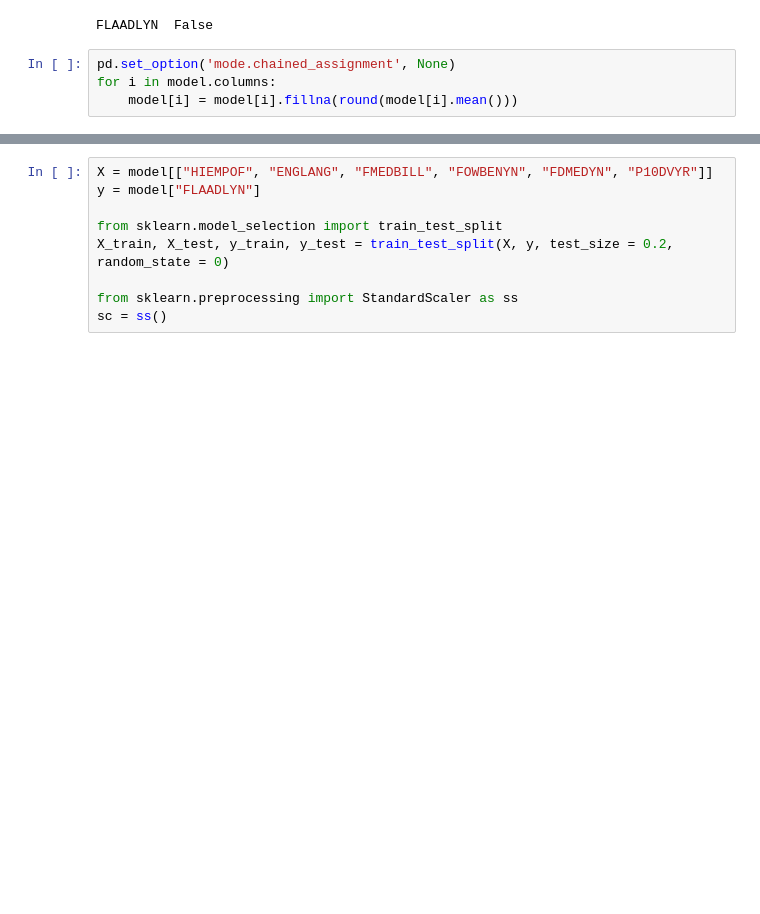
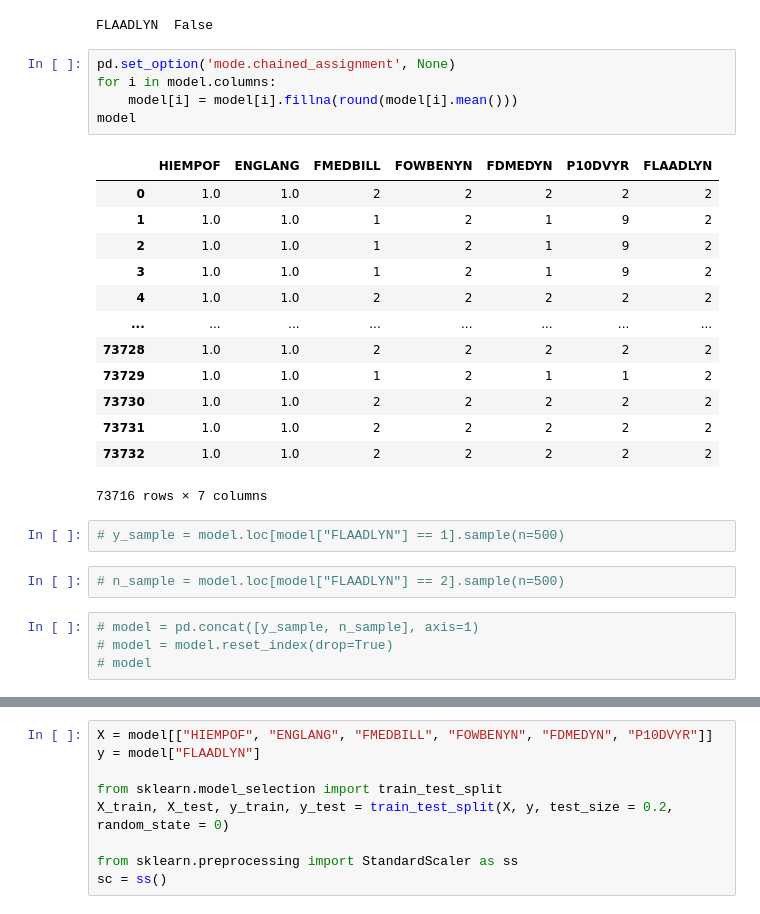
Before and after one commit to meganjacob/Venteur-Internship, a Jupyter notebook: Merged CDC.ipynb, the cells around one changed output, grey strips where cells are left out. Cells and saved outputs as stored; diff of their text form; blank space fills up the shorter version.

```diff
--- a/Merged CDC.ipynb
+++ b/Merged CDC.ipynb
@@ -238,4 +238,27 @@ FLAADLYN  False
 # %%
 pd.set_option('mode.chained_assignment', None)
 for i in model.columns:
     model[i] = model[i].fillna(round(model[i].mean()))
+model
+# %% [output]
+|  | HIEMPOF | ENGLANG | FMEDBILL | FOWBENYN | FDMEDYN | P10DVYR | FLAADLYN |
+| 0 | 1.0 | 1.0 | 2 | 2 | 2 | 2 | 2 |
+| 1 | 1.0 | 1.0 | 1 | 2 | 1 | 9 | 2 |
+| 2 | 1.0 | 1.0 | 1 | 2 | 1 | 9 | 2 |
+| 3 | 1.0 | 1.0 | 1 | 2 | 1 | 9 | 2 |
+| 4 | 1.0 | 1.0 | 2 | 2 | 2 | 2 | 2 |
+| ... | ... | ... | ... | ... | ... | ... | ... |
+| 73728 | 1.0 | 1.0 | 2 | 2 | 2 | 2 | 2 |
+| 73729 | 1.0 | 1.0 | 1 | 2 | 1 | 1 | 2 |
+| 73730 | 1.0 | 1.0 | 2 | 2 | 2 | 2 | 2 |
+| 73731 | 1.0 | 1.0 | 2 | 2 | 2 | 2 | 2 |
+| 73732 | 1.0 | 1.0 | 2 | 2 | 2 | 2 | 2 |
+73716 rows × 7 columns
+# %%
+# y_sample = model.loc[model["FLAADLYN"] == 1].sample(n=500)
+# %%
+# n_sample = model.loc[model["FLAADLYN"] == 2].sample(n=500)
+# %%
+# model = pd.concat([y_sample, n_sample], axis=1)
+# model = model.reset_index(drop=True)
+# model
```
Also changed, not shown: parts of 2 cells of this notebook, 3 other files.
